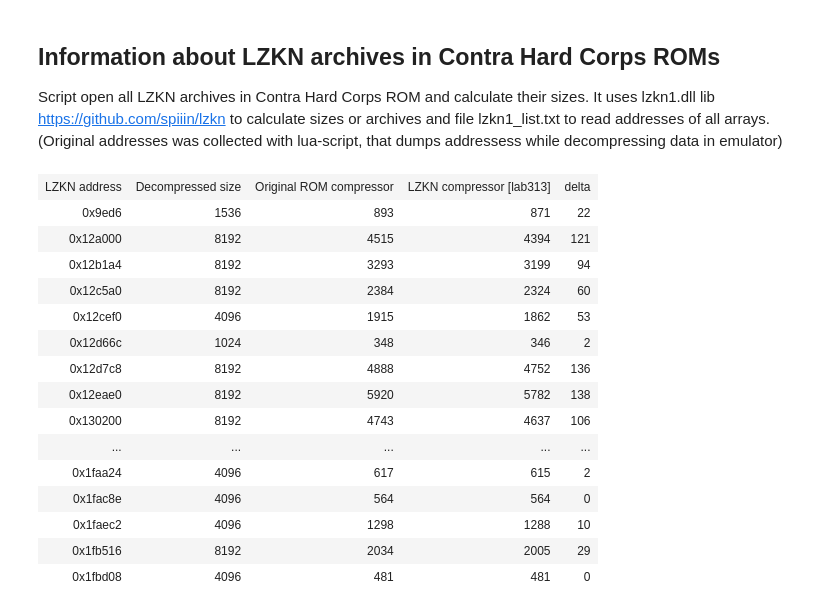
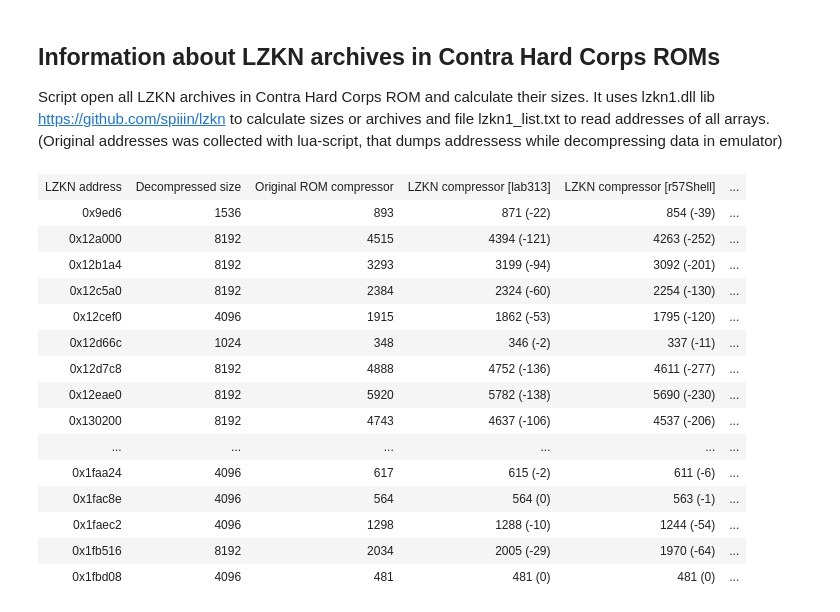
Before and after one commit to spiiin/Contra-Hard-Corps-Hacking, a Jupyter notebook: lzkn_info/getOriginalLzknSizes.ipynb, the cells around one changed output. Drawn from its saved outputs; the diff is of its cells as text; code cells hidden in the pictures.

Commit message:
lzkn compressors tests

```diff
--- a/lzkn_info/getOriginalLzknSizes.ipynb
+++ b/lzkn_info/getOriginalLzknSizes.ipynb
@@ -15,7 +15,8 @@ TXT_NAME = "lzkn1_list.txt"
 CHUNK_SIZE = 8192
 MAX_OUT_SIZE = 10**6
 
-lzkn1 = cdll.LoadLibrary("lzkn1.dll")
+lzkn1_lab313 = cdll.LoadLibrary("lzkn1.dll")
+lzkn1_r57shell = cdll.LoadLibrary("lzkn1_dll_x86.dll")
 
 with open(ROM_NAME, "rb") as f:
     data = f.read()
@@ -26,51 +27,62 @@ with open(TXT_NAME, "rt") as f:
 lines = list(x.strip() for x in lines)
 
 toTable =[]
-toTable.append(["LZKN address", "Decompressed size", "Original ROM compressor", "LZKN compressor [lab313]", "delta"])
+toTable.append(["LZKN address", "Decompressed size", "Original ROM compressor", "LZKN compressor [lab313]", "LZKN compressor [r57Shell]", "delta(r57shell - lab313)"])
 
 for line in lines:
     curAddres = int(line, 16)
     chunkData = data[curAddres:curAddres+CHUNK_SIZE]
     compressedSize = c_int()
     c_data = (c_ubyte * len(chunkData)) (*chunkData)
     c_data_p = POINTER(c_ubyte) (c_data)
     c_uncompressedData = create_string_buffer(MAX_OUT_SIZE)
-    decompressedSize = lzkn1.decompress(c_data_p, byref(c_uncompressedData), byref(compressedSize))
+    decompressedSize = lzkn1_lab313.decompress(c_data_p, byref(c_uncompressedData), byref(compressedSize))
 
     #  with open("map_" + hex(curAddres), "wb") as f:
     #      f.write(c_uncompressedData[:decompressedSize])
 
     c_recompressedData = create_string_buffer(decompressedSize)
-    recompressedSize = lzkn1.compress(byref(c_uncompressedData), byref(c_recompressedData), decompressedSize)
+    recompressedSize = lzkn1_lab313.compress(byref(c_uncompressedData), byref(c_recompressedData), decompressedSize)
 
     #  with open("lzkn_" + hex(curAddres), "wb") as f:
     #      f.write(c_recompressedData[:recompressedSize])
+
+    c_recompressedData2 = create_string_buffer(decompressedSize)
+    recompressedSize2 = lzkn1_r57shell.compress(byref(c_uncompressedData), byref(c_recompressedData2), decompressedSize)
 
     #print "Lzkn address: %8s"%hex(curAddres),
     #print " Decompressed size: %4d"%decompressedSize,
     #print " Compressed size: %4d"%compressedSize.value,
     #print " Recompressed size: %4d"%recompressedSize,
     #print " Difference with original: %4d"%(compressedSize.value - recompressedSize)
 
-    toTable.append([hex(curAddres), decompressedSize, compressedSize.value, recompressedSize, (compressedSize.value - recompressedSize)])
+    toTable.append(
+        [hex(curAddres),
+         decompressedSize,
+         compressedSize.value,
+         "%d (%d)"%(recompressedSize, (recompressedSize - compressedSize.value )),
+         "%d (%d)"%(recompressedSize2, (recompressedSize2 - compressedSize.value )),
+         "%d" % (recompressedSize2 - recompressedSize)
+         ]
+    )
 
 t = make_table(toTable)
 t.apply_theme("basic")
 display(t)
 # %% [output]
-| LZKN address | Decompressed size | Original ROM compressor | LZKN compressor [lab313] | delta |
-| 0x9ed6 | 1536 | 893 | 871 | 22 |
-| 0x12a000 | 8192 | 4515 | 4394 | 121 |
-| 0x12b1a4 | 8192 | 3293 | 3199 | 94 |
-| 0x12c5a0 | 8192 | 2384 | 2324 | 60 |
-| 0x12cef0 | 4096 | 1915 | 1862 | 53 |
-| 0x12d66c | 1024 | 348 | 346 | 2 |
-| 0x12d7c8 | 8192 | 4888 | 4752 | 136 |
-| 0x12eae0 | 8192 | 5920 | 5782 | 138 |
-| 0x130200 | 8192 | 4743 | 4637 | 106 |
-| ... | ... | ... | ... | ... |
-| 0x1faa24 | 4096 | 617 | 615 | 2 |
-| 0x1fac8e | 4096 | 564 | 564 | 0 |
-| 0x1faec2 | 4096 | 1298 | 1288 | 10 |
-| 0x1fb516 | 8192 | 2034 | 2005 | 29 |
-| 0x1fbd08 | 4096 | 481 | 481 | 0 |
+| LZKN address | Decompressed size | Original ROM compressor | LZKN compressor [lab313] | LZKN compressor [r57Shell] | ... |
+| 0x9ed6 | 1536 | 893 | 871 (-22) | 854 (-39) | ... |
+| 0x12a000 | 8192 | 4515 | 4394 (-121) | 4263 (-252) | ... |
+| 0x12b1a4 | 8192 | 3293 | 3199 (-94) | 3092 (-201) | ... |
+| 0x12c5a0 | 8192 | 2384 | 2324 (-60) | 2254 (-130) | ... |
+| 0x12cef0 | 4096 | 1915 | 1862 (-53) | 1795 (-120) | ... |
+| 0x12d66c | 1024 | 348 | 346 (-2) | 337 (-11) | ... |
+| 0x12d7c8 | 8192 | 4888 | 4752 (-136) | 4611 (-277) | ... |
+| 0x12eae0 | 8192 | 5920 | 5782 (-138) | 5690 (-230) | ... |
+| 0x130200 | 8192 | 4743 | 4637 (-106) | 4537 (-206) | ... |
+| ... | ... | ... | ... | ... | ... |
+| 0x1faa24 | 4096 | 617 | 615 (-2) | 611 (-6) | ... |
+| 0x1fac8e | 4096 | 564 | 564 (0) | 563 (-1) | ... |
+| 0x1faec2 | 4096 | 1298 | 1288 (-10) | 1244 (-54) | ... |
+| 0x1fb516 | 8192 | 2034 | 2005 (-29) | 1970 (-64) | ... |
+| 0x1fbd08 | 4096 | 481 | 481 (0) | 481 (0) | ... |
```
Also changed, not shown: 2 other files.
